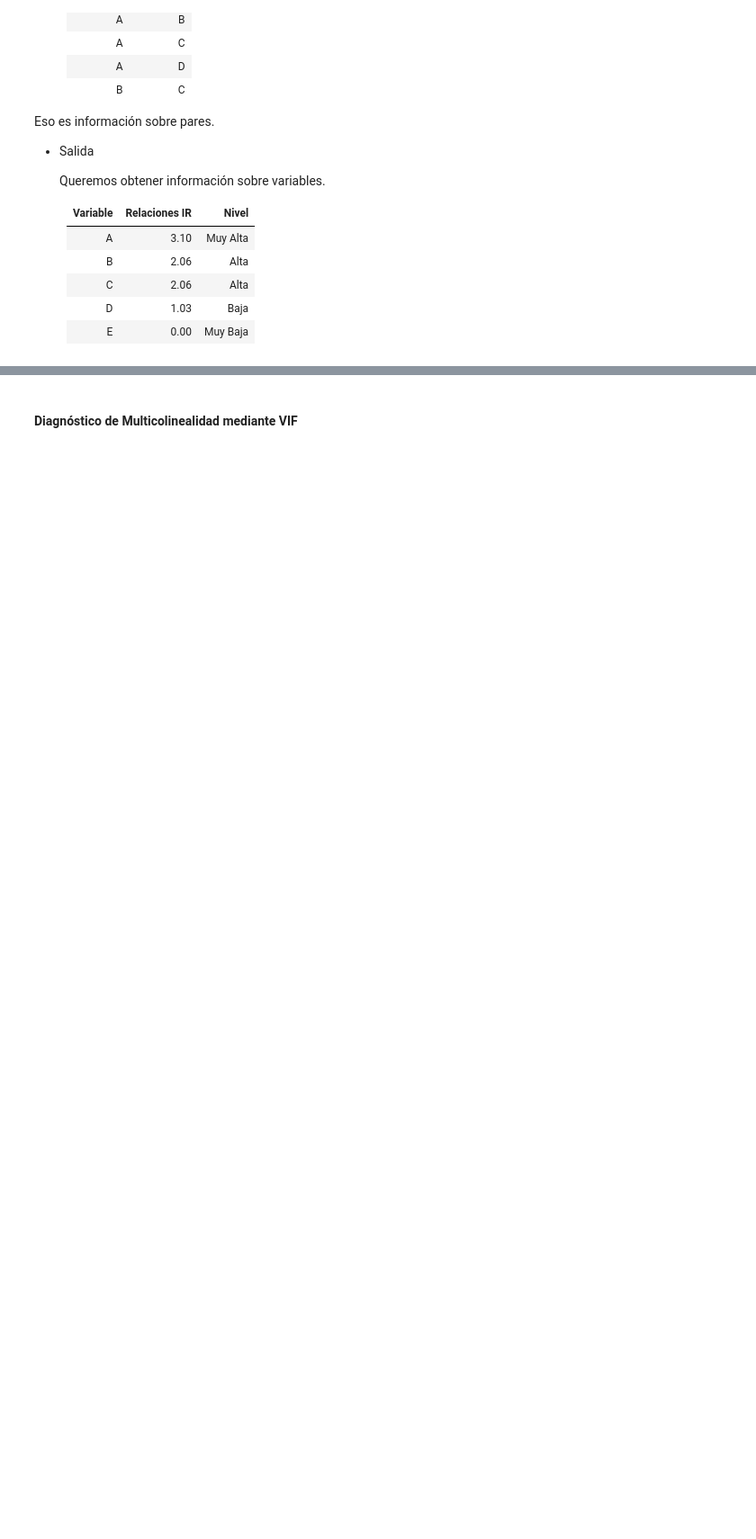
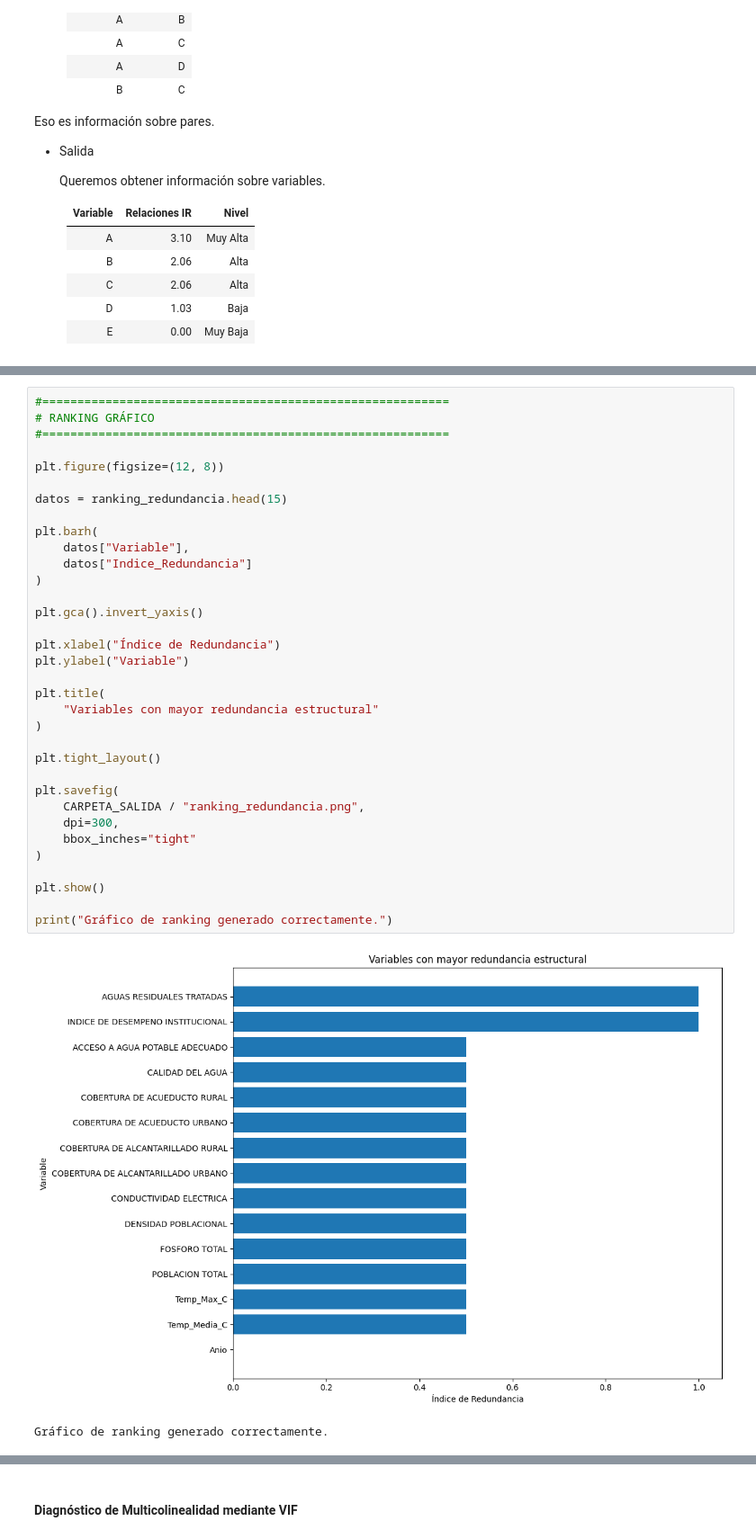
Before and after one commit to josedanielbg/FRAMEWORK_V7, a Jupyter notebook: NOTEBOOKS/C10_CKD/FW7_C10_CatalogoConocimientoDominio.ipynb, the cells around one changed output, grey strips where cells are left out. Shown at 90% size. Cells and saved outputs as stored; diff of their text form; blank space fills up the shorter version.

```diff
--- a/NOTEBOOKS/C10_CKD/FW7_C10_CatalogoConocimientoDominio.ipynb
+++ b/NOTEBOOKS/C10_CKD/FW7_C10_CatalogoConocimientoDominio.ipynb
@@ -3984,0 +4379,37 @@ CONCLUSIONES
+# %%
+#==========================================================
+# RANKING GRÁFICO
+#==========================================================
+
+plt.figure(figsize=(12, 8))
+
+datos = ranking_redundancia.head(15)
+
+plt.barh(
+    datos["Variable"],
+    datos["Indice_Redundancia"]
+)
+
+plt.gca().invert_yaxis()
+
+plt.xlabel("Índice de Redundancia")
+plt.ylabel("Variable")
+
+plt.title(
+    "Variables con mayor redundancia estructural"
+)
+
+plt.tight_layout()
+
+plt.savefig(
+    CARPETA_SALIDA / "ranking_redundancia.png",
+    dpi=300,
+    bbox_inches="tight"
+)
+
+plt.show()
+
+print("Gráfico de ranking generado correctamente.")
+# %% [output]
+[figure, added]
+Gráfico de ranking generado correctamente.
```
Also changed, not shown: parts of 193 cells of this notebook.
